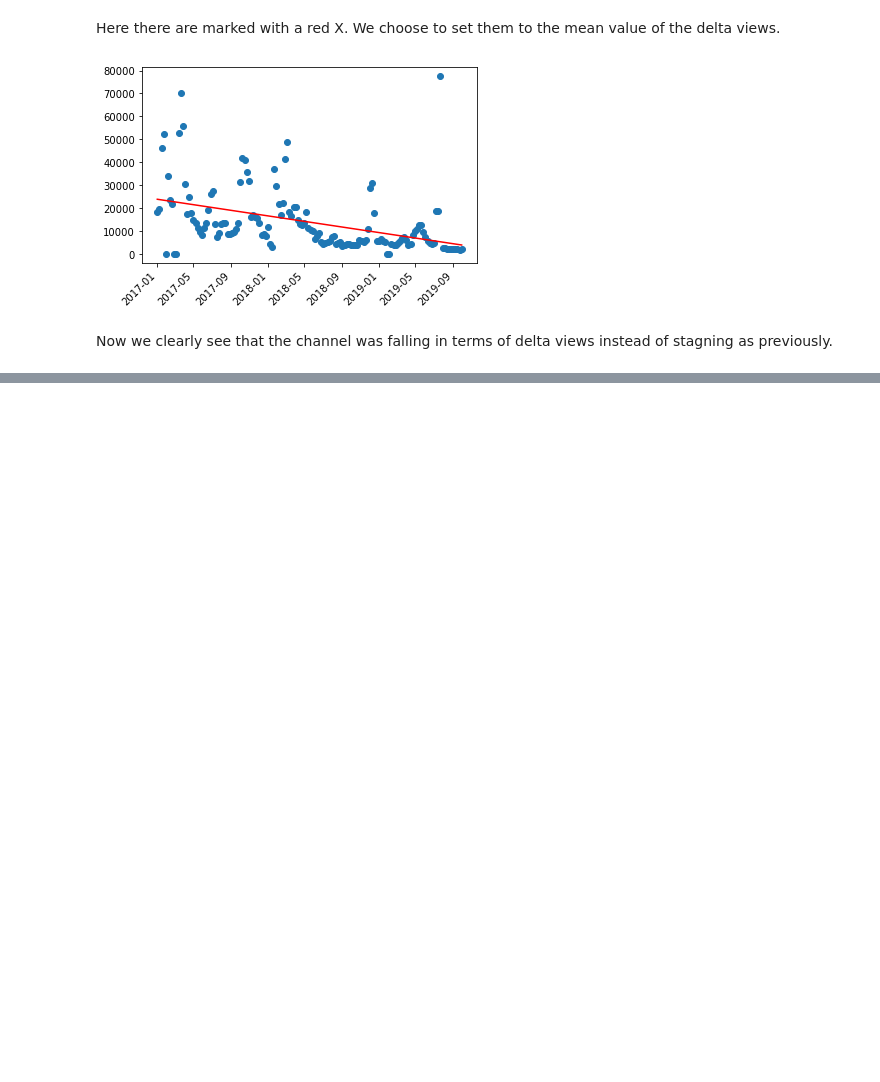
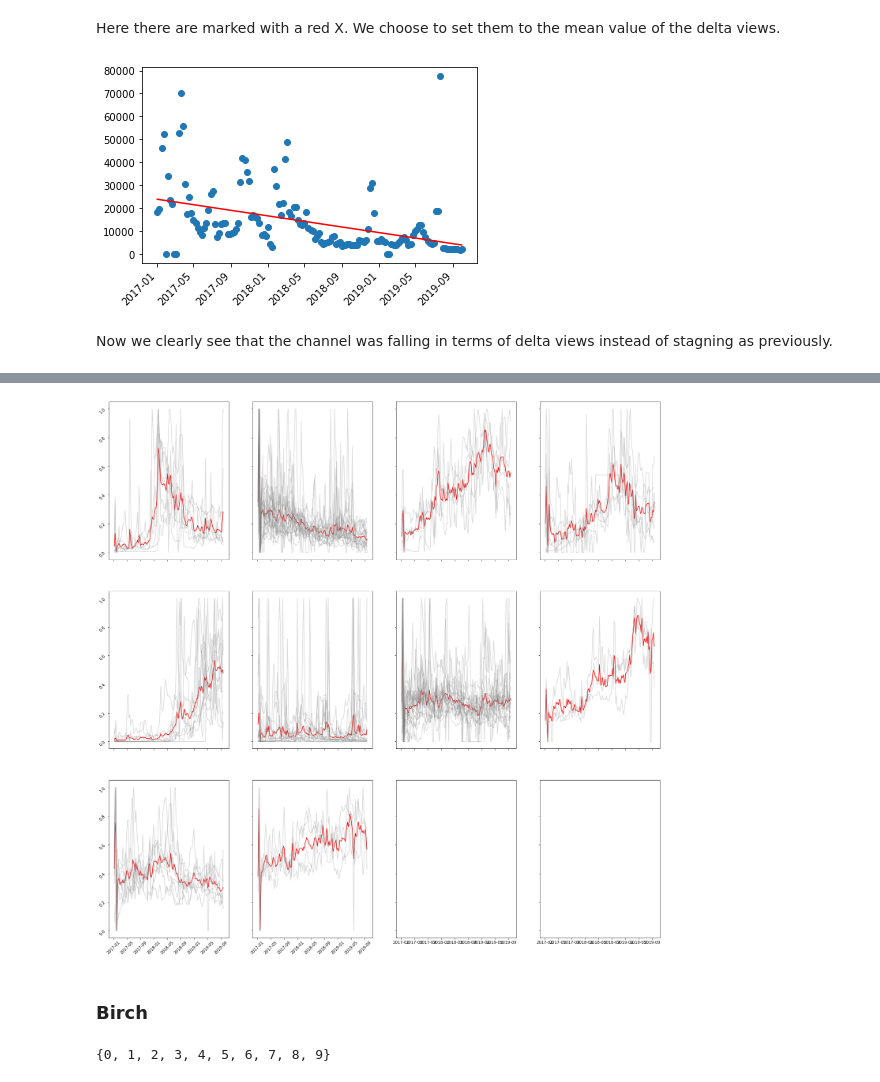
Before and after one commit to epfl-ada/ada-2022-project-pinacolada, a Jupyter notebook: notebook.ipynb, the cells around one changed output, grey strips where cells are left out. Cells and saved outputs as stored; diff of their text form; code cells hidden in the pictures; blank space fills up the shorter version.

```diff
--- a/notebook.ipynb
+++ b/notebook.ipynb
@@ -363,0 +456,32 @@ Now we clearly see that the channel was falling in terms of delta views instead
+# %%
+from tslearn.clustering import TimeSeriesKMeans
+N_CLUSTERS = 10
+km = TimeSeriesKMeans(n_clusters=N_CLUSTERS, metric="euclidean", max_iter=100, random_state=0).fit(series)
+
+# K-Means : General-purpose, even cluster size, flat geometry, not too many clusters, inductive
+# Dynamic time warping option not working very good
+
+labelled = list(zip(km.labels_,series))
+# %%
+WIDTH = 4
+
+fig, axs = plt.subplots(math.ceil(N_CLUSTERS/WIDTH),WIDTH,figsize=(25,25),sharex=True,sharey=True)
+
+i = 0
+j = 0
+for cluster in km.cluster_centers_:
+    axs[(i,j)].plot(date_index,cluster,c="red")
+    axs[(i,j)].tick_params(labelrotation=45)
+    j += 1
+    if j >= WIDTH:
+        i += 1
+        j = 0
+
+for label,serie in labelled:
+    i = math.floor(label/WIDTH)
+    j = label%WIDTH
+    axs[(i,j)].plot(date_index,serie,c="gray",alpha=0.3)
+# %% [output]
+[figure, added]
+# %% [markdown]
+### Birch
@@ -363,0 +492,21 @@ Now we clearly see that the channel was falling in terms of delta views instead
+# %%
+labelled = list(zip(brc.labels_,series))
+
+unique_labels = set(brc.labels_)
+print(unique_labels)
+
+clusters = []
+for ulabel in unique_labels:
+    if ulabel != -1:
+        s = []
+        for label,serie in labelled:
+            if label == ulabel:
+                s.append(serie)
+        clusters.append(s)
+
+means = []
+for cluster in clusters:
+    arrays = [np.array(x) for x in cluster]
+    means.append([np.mean(k) for k in zip(*arrays)])
+# %% [output]
+{0, 1, 2, 3, 4, 5, 6, 7, 8, 9}
```
Also changed, not shown: parts of 24 cells of this notebook.
